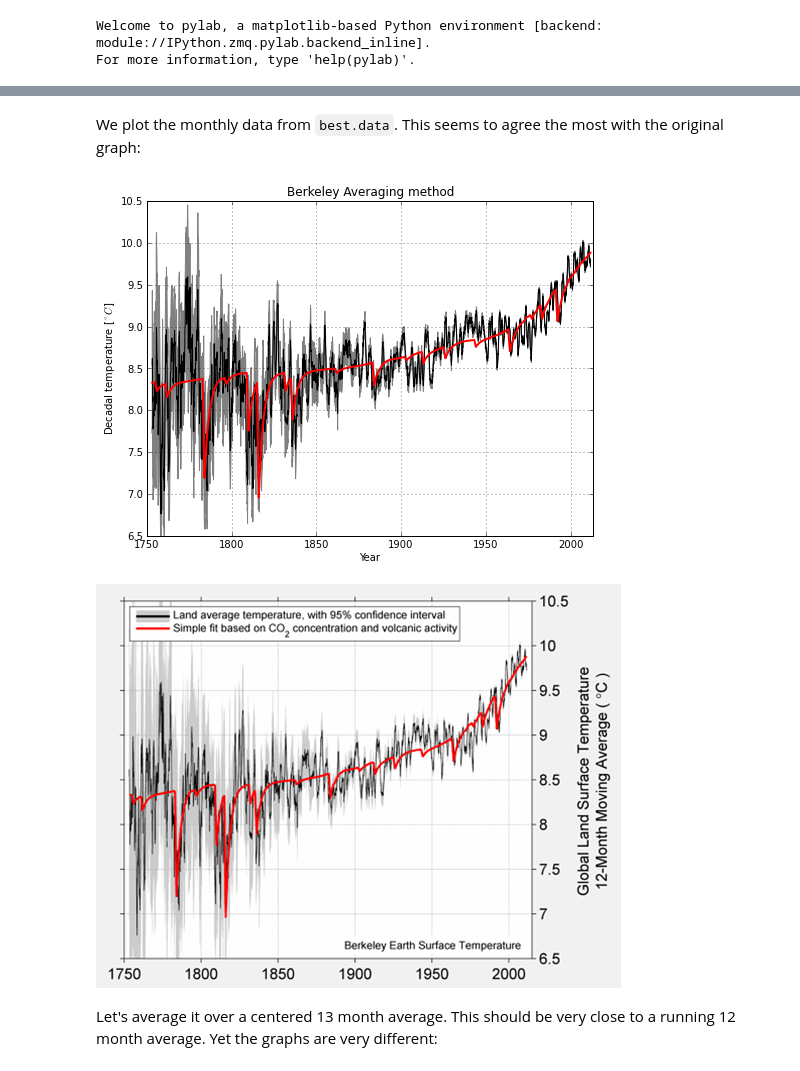
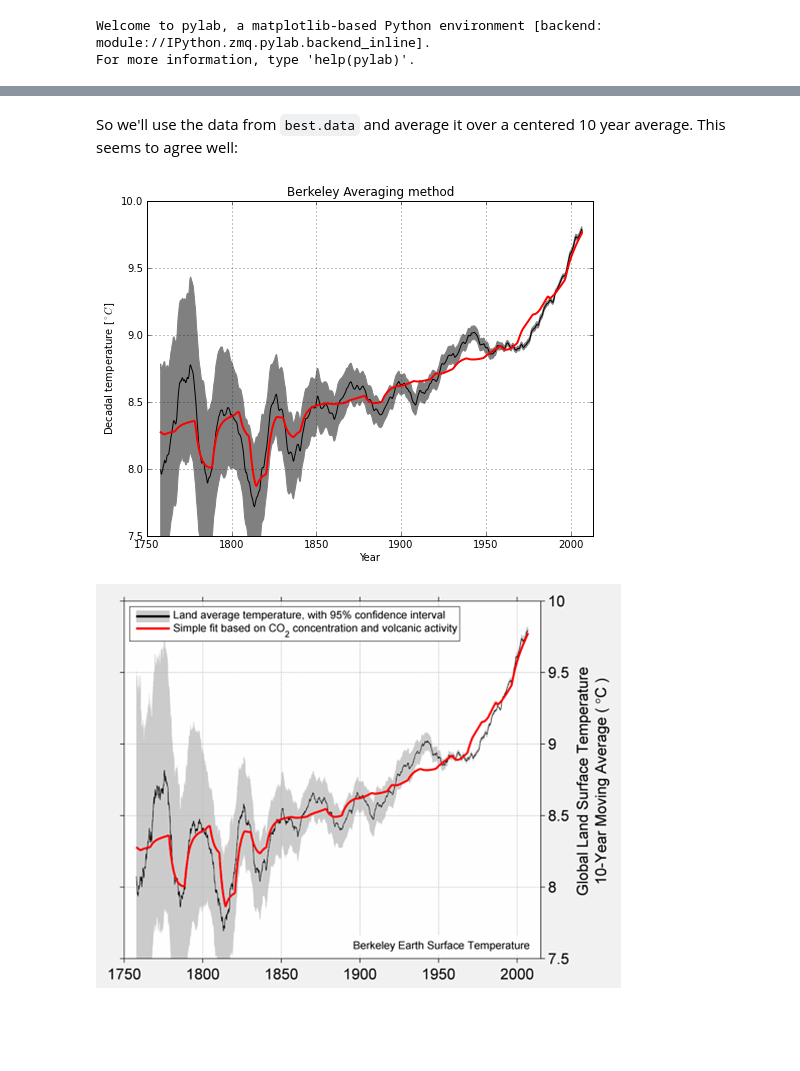
Before and after one commit to certik/climate, a Jupyter notebook: Berkeley fit.ipynb, the cells around one changed output, grey strips where cells are left out. Saved outputs shown, nothing was run; the diff lists cells and outputs as text; code cells hidden in the pictures; blank space fills up the shorter version.

Commit message:
Clarify the graphs some more

```diff
--- a/Berkeley fit.ipynb
+++ b/Berkeley fit.ipynb
@@ -66,22 +107,19 @@ Image(filename="data/decadal-with-forcing-small.png")
 [figure]
-# %% [markdown]
-We plot the monthly data from `best.data`. This seems to agree the most with the original graph:
+# %% [markdown]
+So we'll use the data from `best.data` and average it over a centered 10 year average. This seems to agree well:
 # %%
 figure(figsize=(8, 6))
-fill_between(years, temp+unc, temp-unc, color="gray")
-plot(years, temp, "k-")
-plot(years, fit, "r-", lw=2)
+fill_between(years, running_average(temp+unc, 60), running_average(temp-unc, 60), color="gray")
+plot(years, running_average(temp, 60), "k-")
+plot(years, running_average(fit, 60), "r-", lw=2)
 xlabel("Year")
 ylabel("Decadal temperature [$^\circ C$]")
 title("Berkeley Averaging method")
 xlim([1750, 2013])
-ylim([6.5, 10.5])
+ylim([7.5, 10])
 grid()
 show()
-Image(filename="data/annual-with-forcing-small.png")
+Image(filename="data/decadal-with-forcing-small.png")
 # %% [output]
-[figure, old version]
+[figure, new version]
-[figure, old version]
+[figure, new version]
-# %% [markdown]
-Let's average it over a centered 13 month average. This should be very close to a running 12 month average. Yet
-the graphs are very different:
```
Also changed, not shown: parts of 12 cells of this notebook.
